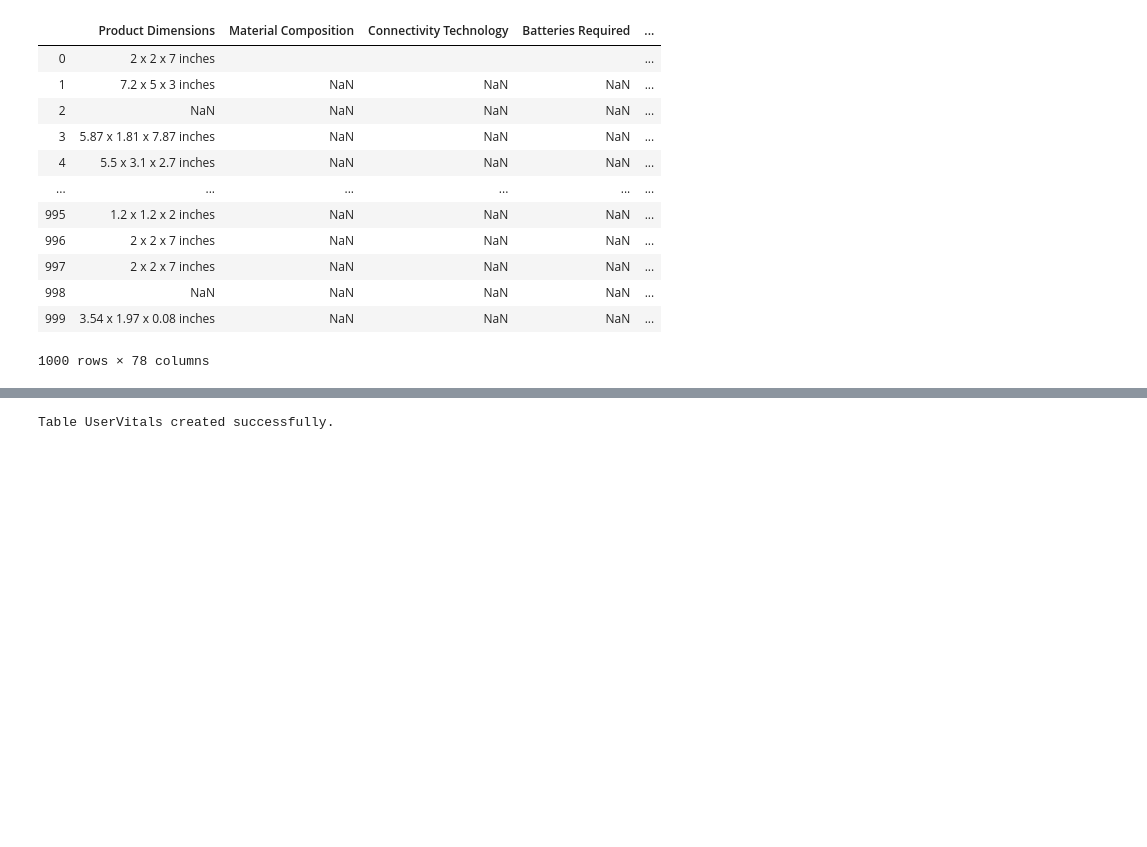
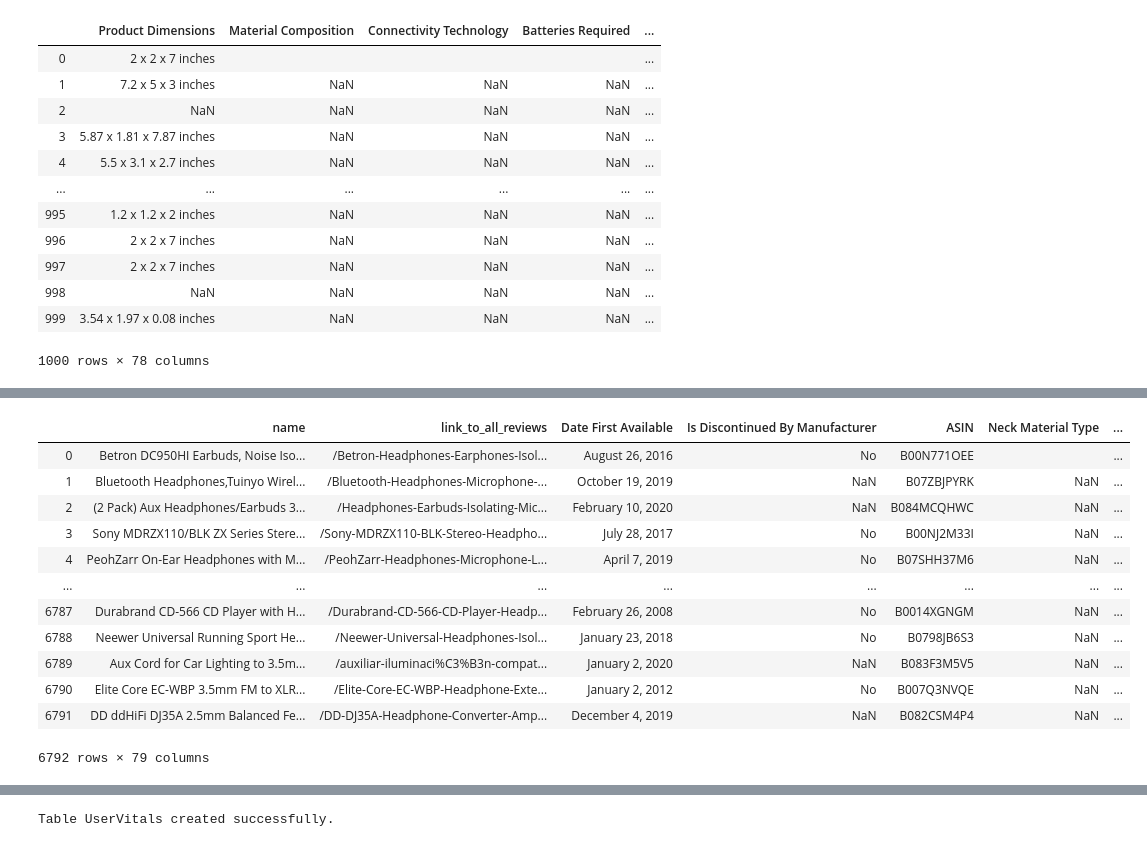
Before and after one commit to shekharbiswas/Ecommerce-SQL, a Jupyter notebook: create_headphones.ipynb, the cells around one changed output, grey strips where cells are left out. Cells and saved outputs as stored; diff of their text form; code cells hidden in the pictures; blank space fills up the shorter version.

```diff
--- a/create_headphones.ipynb
+++ b/create_headphones.ipynb
@@ -173,0 +175,16 @@ df
+# %%
+hd_details
+# %% [output]
+|  | name | link_to_all_reviews | Date First Available | Is Discontinued By Manufacturer | ASIN | Neck Material Type | ... |
+| 0 | Betron DC950HI Earbuds, Noise Iso... | /Betron-Headphones-Earphones-Isol... | August 26, 2016 | No | B00N771OEE |  | ... |
+| 1 | Bluetooth Headphones,Tuinyo Wirel... | /Bluetooth-Headphones-Microphone-... | October 19, 2019 | NaN | B07ZBJPYRK | NaN | ... |
+| 2 | (2 Pack) Aux Headphones/Earbuds 3... | /Headphones-Earbuds-Isolating-Mic... | February 10, 2020 | NaN | B084MCQHWC | NaN | ... |
+| 3 | Sony MDRZX110/BLK ZX Series Stere... | /Sony-MDRZX110-BLK-Stereo-Headpho... | July 28, 2017 | No | B00NJ2M33I | NaN | ... |
+| 4 | PeohZarr On-Ear Headphones with M... | /PeohZarr-Headphones-Microphone-L... | April 7, 2019 | No | B07SHH37M6 | NaN | ... |
+| ... | ... | ... | ... | ... | ... | ... | ... |
+| 6787 | Durabrand CD-566 CD Player with H... | /Durabrand-CD-566-CD-Player-Headp... | February 26, 2008 | No | B0014XGNGM | NaN | ... |
+| 6788 | Neewer Universal Running Sport He... | /Neewer-Universal-Headphones-Isol... | January 23, 2018 | No | B0798JB6S3 | NaN | ... |
+| 6789 | Aux Cord for Car Lighting to 3.5m... | /auxiliar-iluminaci%C3%B3n-compat... | January 2, 2020 | NaN | B083F3M5V5 | NaN | ... |
+| 6790 | Elite Core EC-WBP 3.5mm FM to XLR... | /Elite-Core-EC-WBP-Headphone-Exte... | January 2, 2012 | No | B007Q3NVQE | NaN | ... |
+| 6791 | DD ddHiFi DJ35A 2.5mm Balanced Fe... | /DD-DJ35A-Headphone-Converter-Amp... | December 4, 2019 | NaN | B082CSM4P4 | NaN | ... |
+6792 rows × 79 columns
```
Also changed, not shown: parts of 10 cells of this notebook, 1 other file.
